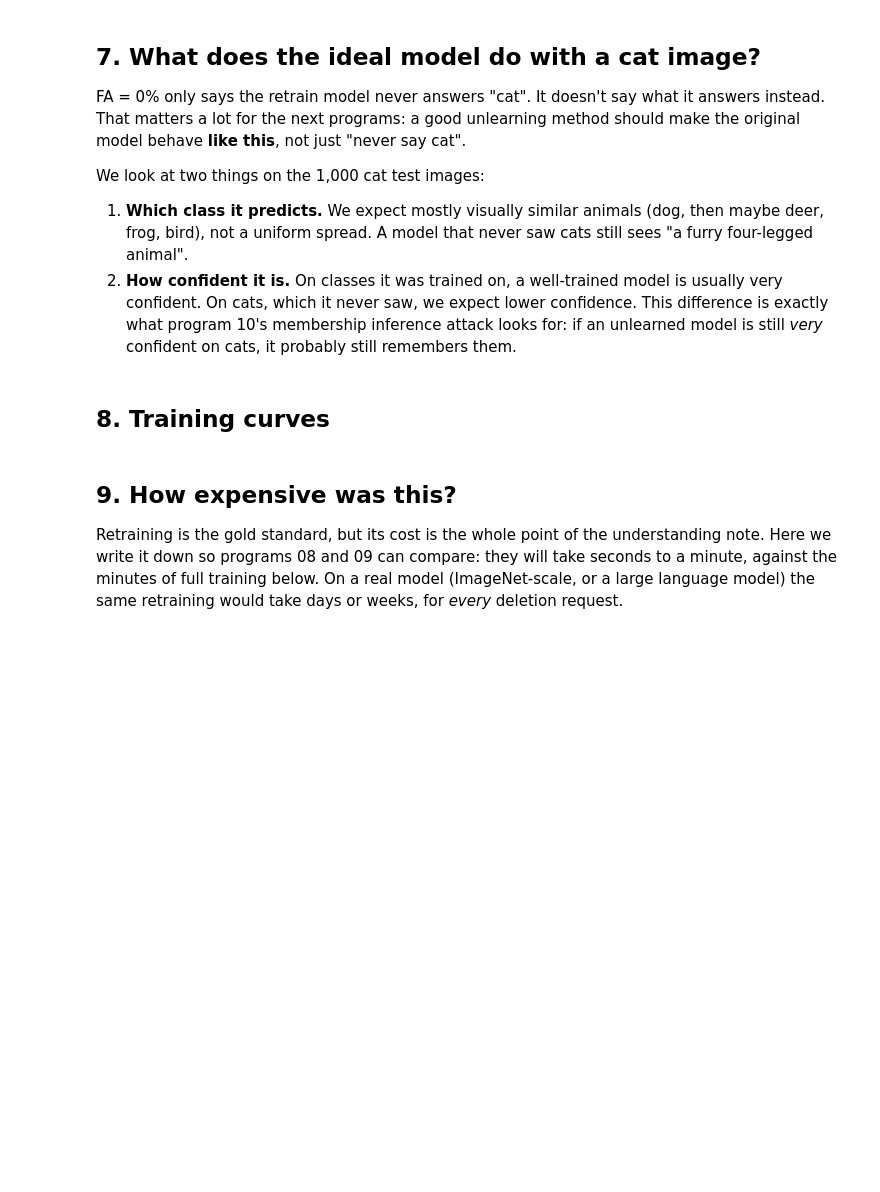
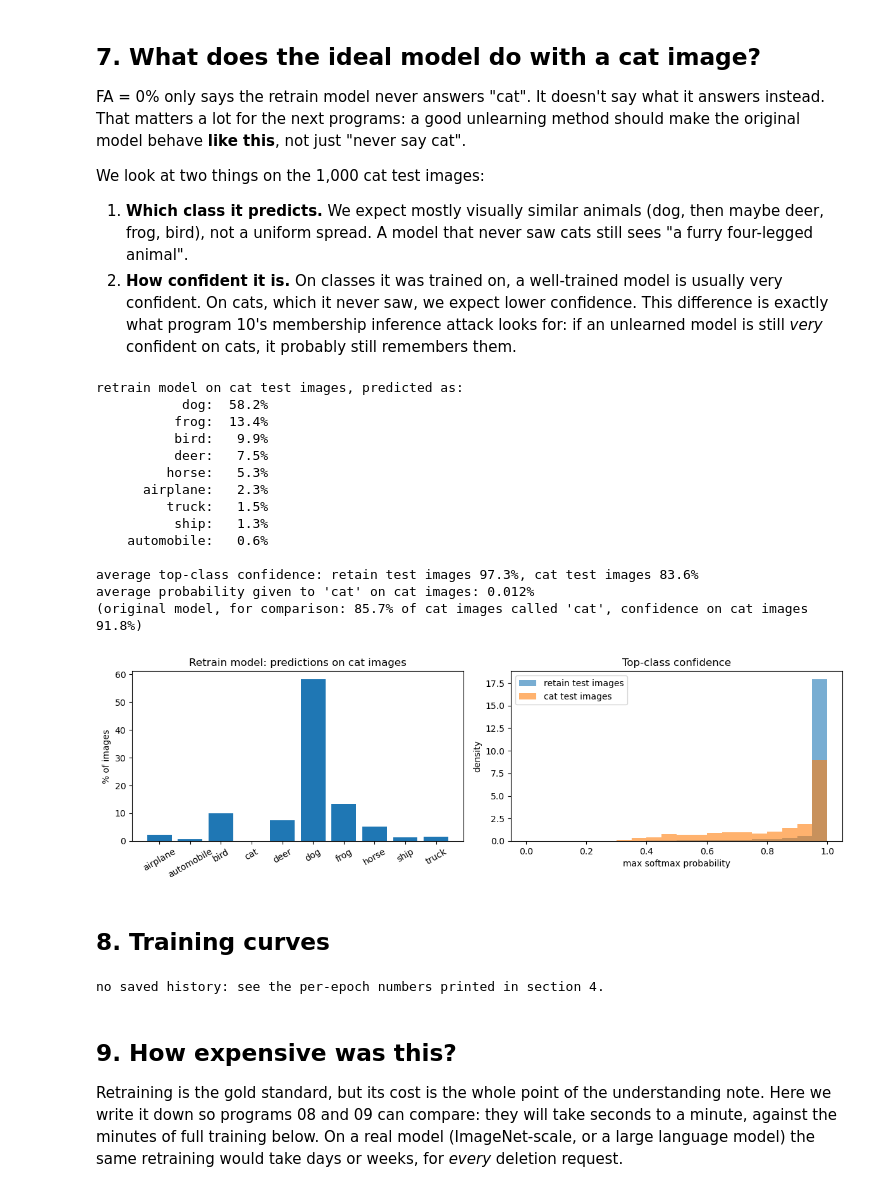
Before and after one commit to Adarshmilan/CUL-continual-unlearning-, a Jupyter notebook: programs/07_retrain_baseline.ipynb, the cells around one changed output. Saved outputs shown, nothing was run; the diff lists cells and outputs as text; code cells hidden in the pictures; blank space fills up the shorter version.

```diff
--- a/programs/07_retrain_baseline.ipynb
+++ b/programs/07_retrain_baseline.ipynb
@@ -215,52 +259,75 @@ We look at two things on the 1,000 cat test images:
 1. **Which class it predicts.** We expect mostly visually similar animals (dog, then maybe deer, frog, bird), not a uniform spread. A model that never saw cats still sees "a furry four-legged animal".
 2. **How confident it is.** On classes it was trained on, a well-trained model is usually very confident. On cats, which it never saw, we expect lower confidence. This difference is exactly what program 10's membership inference attack looks for: if an unlearned model is still *very* confident on cats, it probably still remembers them.
 # %%
-probs_forget, _ = predict_all(model, loaders["test_forget"], device)
-probs_retain, labels_retain = predict_all(model, loaders["test_retain"], device)
-
+probs_forget = retrain["forget_probs"]
 pred = probs_forget.argmax(1)
-share = torch.bincount(pred, minlength=10).float() / len(pred)
+share = np.bincount(pred, minlength=10) / len(pred)
 print(f"retrain model on {classes[FORGET]} test images, predicted as:")
-for c in share.argsort(descending=True).tolist():
+for c in np.argsort(-share):
     if share[c] > 0:
         print(f"  {classes[c]:>12}: {share[c]*100:5.1f}%")
 
-conf_forget = probs_forget.max(1).values
-conf_retain = probs_retain.max(1).values
+conf_forget = probs_forget.max(1)
+conf_retain = retrain["retain_conf"]
 print(f"\naverage top-class confidence: retain test images {conf_retain.mean()*100:.1f}%, "
       f"{classes[FORGET]} test images {conf_forget.mean()*100:.1f}%")
 print(f"average probability given to '{classes[FORGET]}' on {classes[FORGET]} images: "
       f"{probs_forget[:, FORGET].mean()*100:.3f}%")
+if original is not None:
+    o_share = np.bincount(original["forget_probs"].argmax(1), minlength=10) / len(pred)
+    print(f"(original model, for comparison: {o_share[FORGET]*100:.1f}% of cat images called '{classes[FORGET]}', "
+          f"confidence on cat images {original['forget_probs'].max(1).mean()*100:.1f}%)")
 
 fig, axes = plt.subplots(1, 2, figsize=(12, 3.8))
-axes[0].bar(classes, share.numpy() * 100)
+axes[0].bar(classes, share * 100)
 axes[0].set(title=f"Retrain model: predictions on {classes[FORGET]} images", ylabel="% of images")
 axes[0].tick_params(axis="x", rotation=30)
 bins = np.linspace(0, 1, 21)
-axes[1].hist(conf_retain.numpy(), bins=bins, alpha=0.6, density=True, label="retain test images")
-axes[1].hist(conf_forget.numpy(), bins=bins, alpha=0.6, density=True, label=f"{classes[FORGET]} test images")
+axes[1].hist(conf_retain, bins=bins, alpha=0.6, density=True, label="retain test images")
+axes[1].hist(conf_forget, bins=bins, alpha=0.6, density=True, label=f"{classes[FORGET]} test images")
 axes[1].set(title="Top-class confidence", xlabel="max softmax probability", ylabel="density")
 axes[1].legend()
 fig.tight_layout()
 plt.show()
 
 # Saved for programs 08-10: the target prediction pattern on cat images.
 np.savez(RESULTS_DIR / "07_retrain_reference.npz", per_class_acc=acc_retrain,
-         forget_pred_share=share.numpy(), forget_conf=conf_forget.numpy(), retain_conf=conf_retain.numpy())
+         forget_pred_share=share, forget_conf=conf_forget, retain_conf=conf_retain)
+# %% [output]
+retrain model on cat test images, predicted as:
+           dog:  58.2%
+          frog:  13.4%
+          bird:   9.9%
+          deer:   7.5%
+         horse:   5.3%
+      airplane:   2.3%
+         truck:   1.5%
+          ship:   1.3%
+    automobile:   0.6%
+
+average top-class confidence: retain test images 97.3%, cat test images 83.6%
+average probability given to 'cat' on cat images: 0.012%
+(original model, for comparison: 85.7% of cat images called 'cat', confidence on cat images 91.8%)
+[figure, added]
 # %% [markdown]
 ## 8. Training curves
 # %%
-ep = range(1, SETTINGS["epochs"] + 1)
-fig, (ax1, ax2) = plt.subplots(1, 2, figsize=(11, 4))
-ax1.plot(ep, history["train_loss"])
-ax1.set(title="Training loss (retain set)", xlabel="epoch", ylabel="cross-entropy")
-ax2.plot(ep, [a * 100 for a in history["ra"]], label="RA (retain test)")
-ax2.plot(ep, [a * 100 for a in history["fa"]], label=f"FA ({classes[FORGET]} test)")
-ax2.set(title="Retain vs forget accuracy", xlabel="epoch", ylabel="accuracy (%)", ylim=(-2, 100))
-ax2.legend()
-fig.tight_layout()
-plt.savefig(RESULTS_DIR / "07_curves.png", dpi=120)
-plt.show()
+if history is None:
+    print("no saved history: see the per-epoch numbers printed in section 4.")
+else:
+    ep = range(1, len(history["ra"]) + 1)
+    fig, (ax1, ax2) = plt.subplots(1, 2, figsize=(11, 4))
+    ax1.plot(ep, history["train_loss"])
+    ax1.set(title="Training loss (retain set)", xlabel="epoch", ylabel="cross-entropy")
+    ax2.plot(ep, [a * 100 for a in history["ra"]], label="RA (retain test)")
+    ax2.plot(ep, [a * 100 for a in history["fa"]], label=f"FA ({classes[FORGET]} test)")
+    ax2.set(title="Retain vs forget accuracy", xlabel="epoch", ylabel="accuracy (%)", ylim=(-2, 100))
+    ax2.legend()
+    fig.tight_layout()
+    plt.savefig(RESULTS_DIR / "07_curves.png", dpi=120)
+    plt.show()
+# %% [output]
+no saved history: see the per-epoch numbers printed in section 4.
 # %% [markdown]
 ## 9. How expensive was this?
 
```
Also changed, not shown: parts of 11 cells of this notebook, 9 other files.
